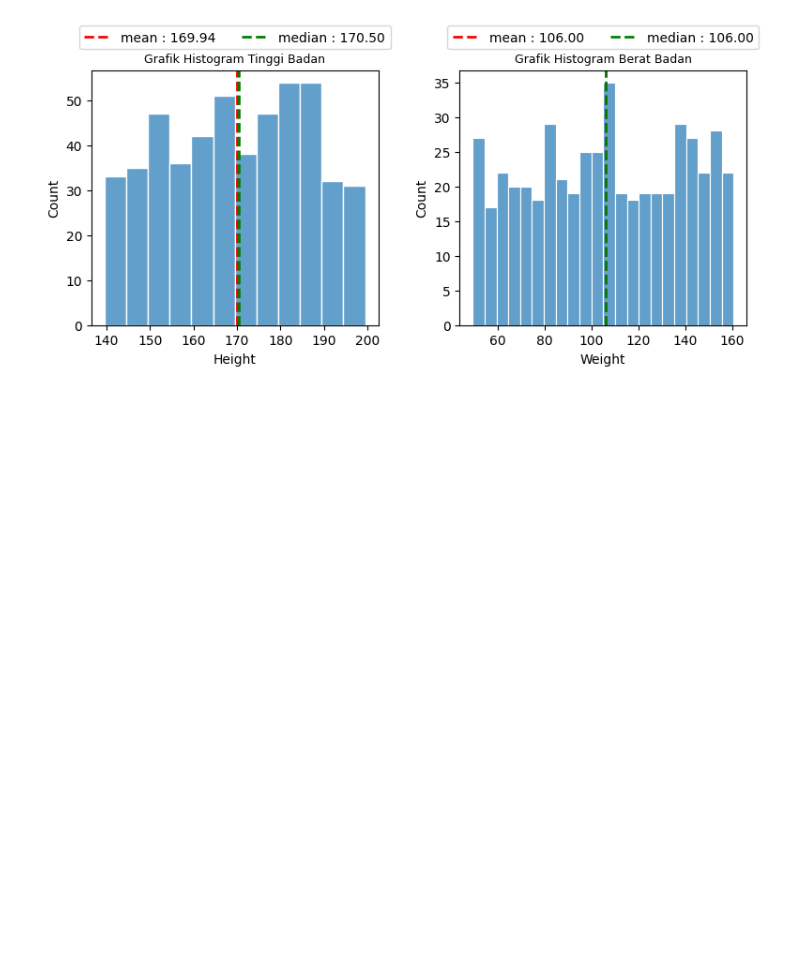
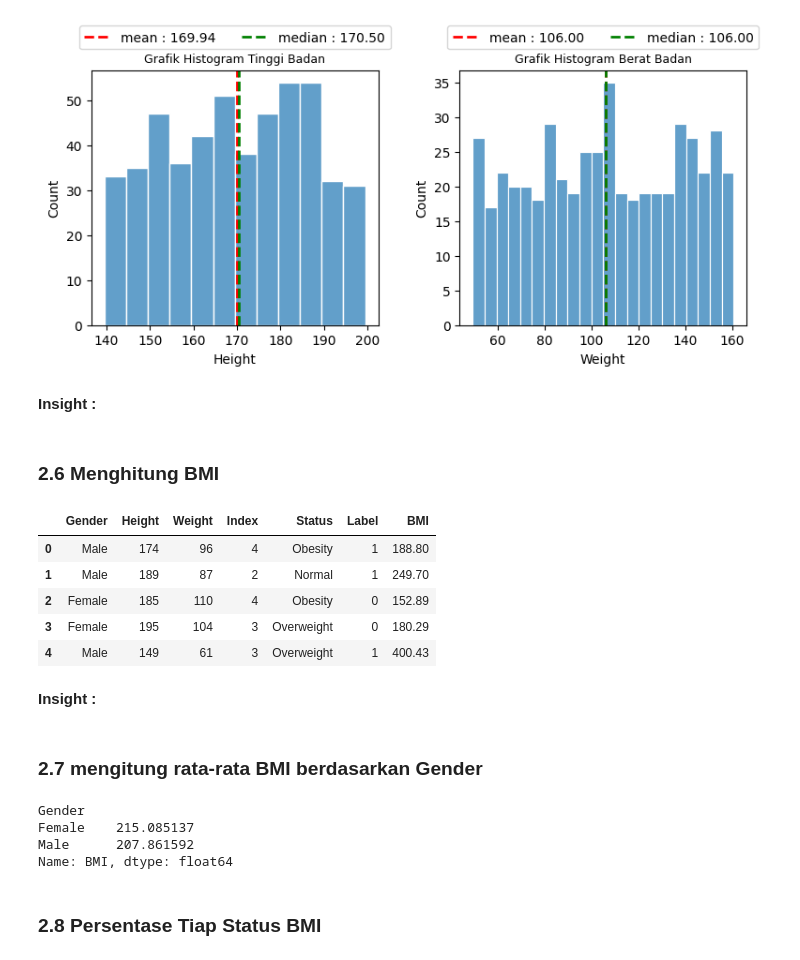
Before and after one commit to BlackBox-Ops/ML-BMI-Predict-, a Jupyter notebook: Notebook/exploratory_analysis.ipynb, the cells around one changed output. Cells and saved outputs as stored; diff of their text form; code cells hidden in the pictures; blank space fills up the shorter version.

Commit message:
menambahkan analisis untuk menghitung rata-rata BMI, persentase Tiap Status BMI dan Analisis perbandingan berat dan tinggi badan

```diff
--- a/Notebook/exploratory_analysis.ipynb
+++ b/Notebook/exploratory_analysis.ipynb
@@ -590,3 +590,31 @@ plt.tight_layout()
 plt.show()
 # %% [output]
 [figure]
+# %% [markdown]
+<b>Insight : </b>
+# %% [markdown]
+### **2.6 Menghitung BMI**
+# %%
+data['BMI'] = data.apply(lambda row: row['Height'] / ((row['Weight'] / 100) ** 2), axis=1).round(2)
+data.head()
+# %% [output]
+|  | Gender | Height | Weight | Index | Status | Label | BMI |
+| 0 | Male | 174 | 96 | 4 | Obesity | 1 | 188.80 |
+| 1 | Male | 189 | 87 | 2 | Normal | 1 | 249.70 |
+| 2 | Female | 185 | 110 | 4 | Obesity | 0 | 152.89 |
+| 3 | Female | 195 | 104 | 3 | Overweight | 0 | 180.29 |
+| 4 | Male | 149 | 61 | 3 | Overweight | 1 | 400.43 |
+# %% [markdown]
+<b>Insight :</b>
+# %% [markdown]
+### **2.7 mengitung rata-rata BMI berdasarkan Gender**
+# %%
+avg_bmi_by_gender = data.groupby('Gender')['BMI'].mean()
+avg_bmi_by_gender.head()
+# %% [output]
+Gender
+Female    215.085137
+Male      207.861592
+Name: BMI, dtype: float64
+# %% [markdown]
+### **2.8 Persentase Tiap Status BMI**
```
Also changed, not shown: parts of 3 cells of this notebook.
